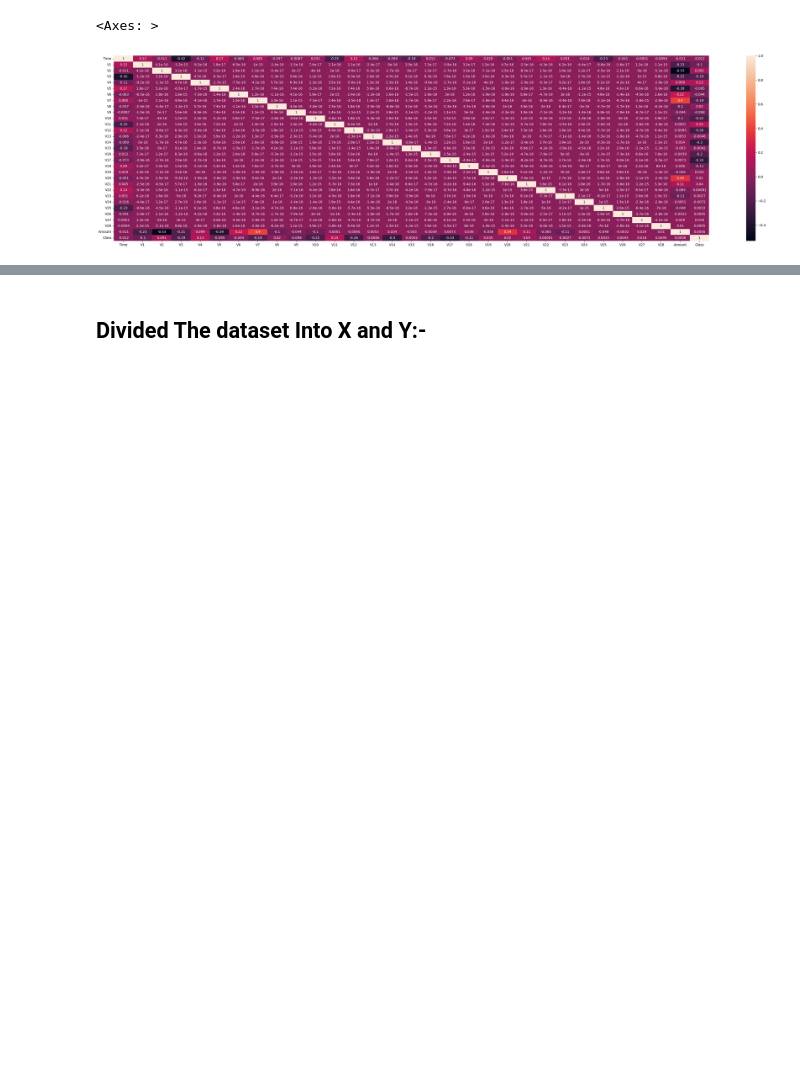
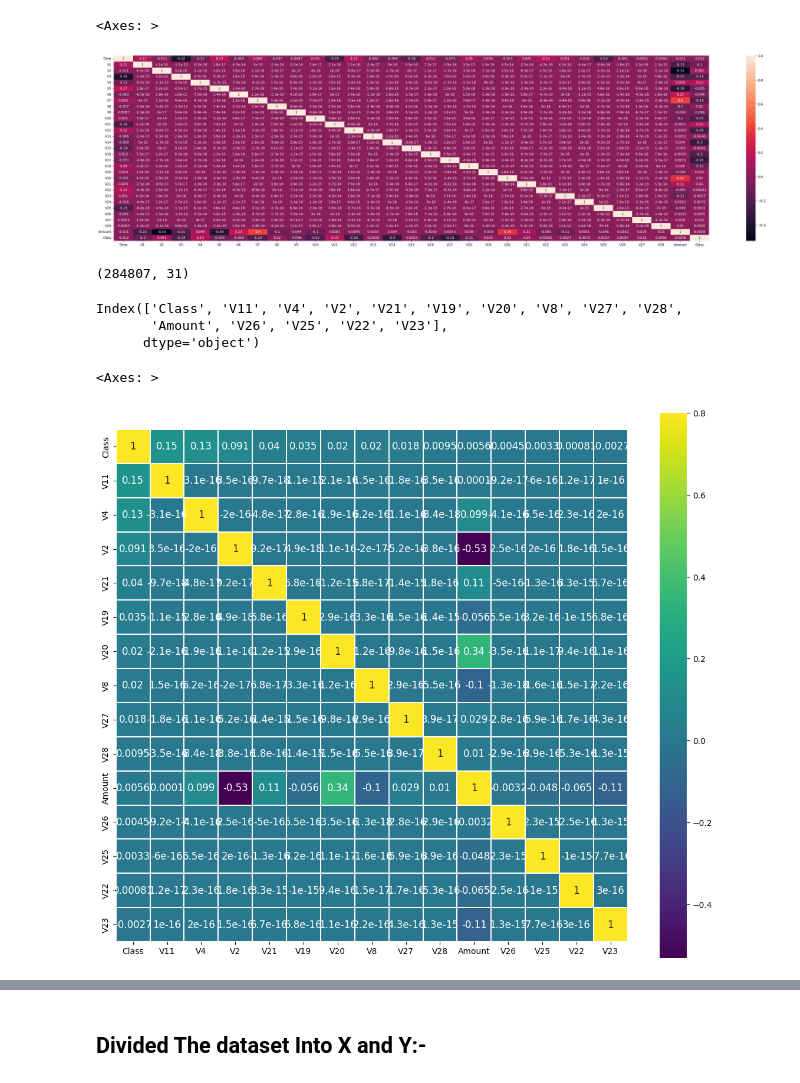
Before and after one commit to jroshanjha/Data-Analaytics-Project, a Jupyter notebook: Credit_card.ipynb, the cells around one changed output, grey strips where cells are left out. Cells and saved outputs as stored; diff of their text form; code cells hidden in the pictures; blank space fills up the shorter version.

```diff
--- a/Credit_card.ipynb
+++ b/Credit_card.ipynb
@@ -368,3 +380,22 @@ sns.heatmap(new_df.corr(),annot=True)
 # %% [output]
 <Axes: >
 [figure]
+# %%
+correlation = new_df.corr()
+# %%
+new_df.shape
+# %% [output]
+(284807, 31)
+# %%
+k = 15 #number of variables for heatmap
+cols = correlation.nlargest(k, 'Class')['Class'].index
+print(cols)
+cm = np.corrcoef(new_df[cols].values.T)
+f, ax = plt.subplots(figsize=(14, 12))
+sns.heatmap(cm, vmax=.8, linewidth =0.01, square=True, annot=True, cmap="viridis", linecolor="white", xticklabels=cols.values, annot_kws = {'size':12}, yticklabels=cols.values)
+# %% [output]
+Index(['Class', 'V11', 'V4', 'V2', 'V21', 'V19', 'V20', 'V8', 'V27', 'V28',
+       'Amount', 'V26', 'V25', 'V22', 'V23'],
+      dtype='object')
+<Axes: >
+[figure, added]
```
Also changed, not shown: parts of 55 cells of this notebook.
